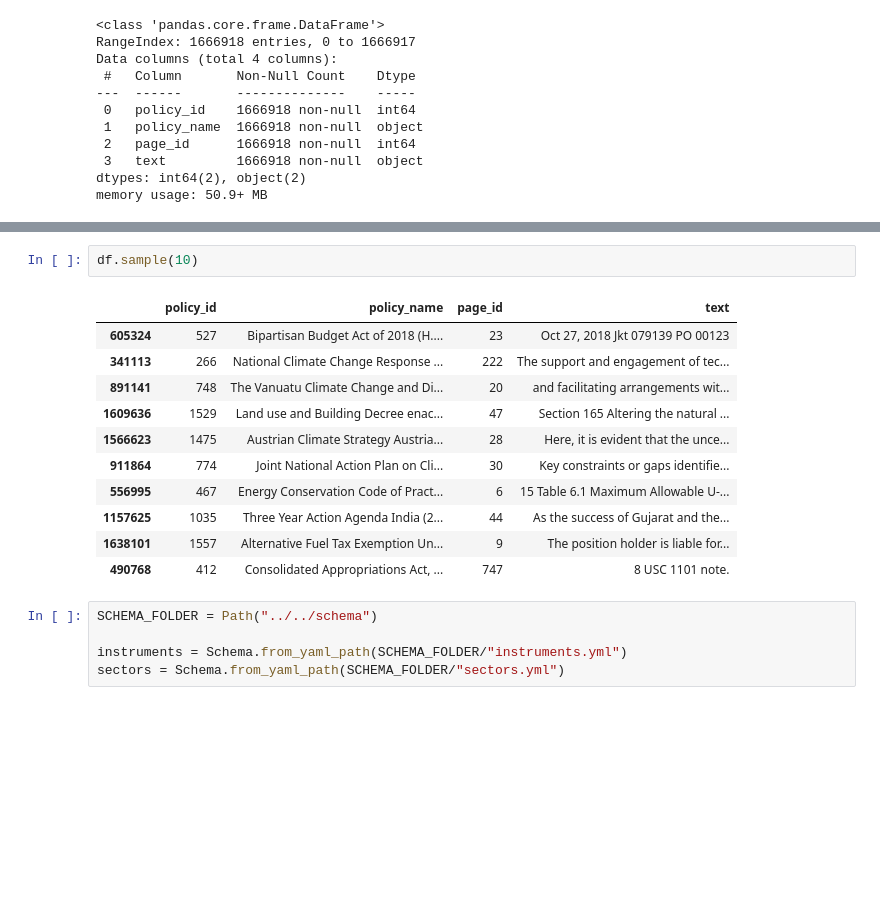
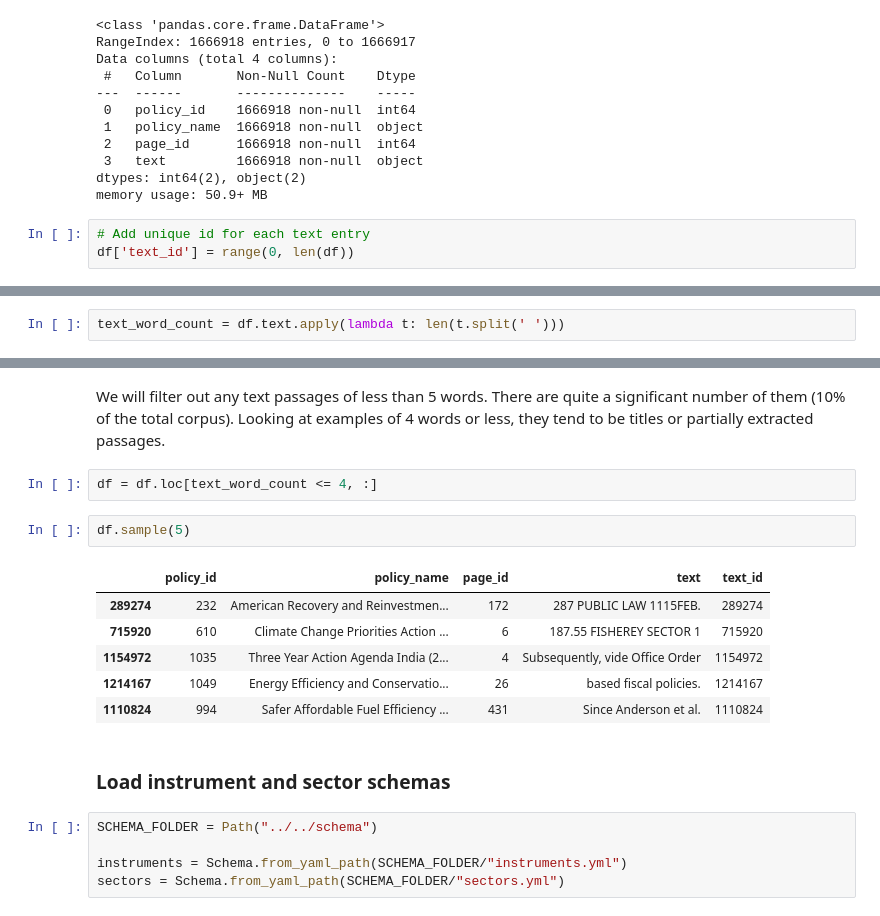
Before and after one commit to chrisaballard/policy-search, a Jupyter notebook: nbs/weak sentence classification/2021-10-04 cosine similarity between sentence vectors.ipynb, the cells around one changed output, grey strips where cells are left out. Cells and saved outputs as stored; diff of their text form; blank space fills up the shorter version.

```diff
--- a/nbs/weak sentence classification/2021-10-04 cosine similarity between sentence vectors.ipynb
+++ b/nbs/weak sentence classification/2021-10-04 cosine similarity between sentence vectors.ipynb
@@ -65,3 +66,6 @@ Data columns (total 4 columns):
  3   text         1666918 non-null  object
 dtypes: int64(2), object(2)
 memory usage: 50.9+ MB
+# %%
+# Add unique id for each text entry
+df['text_id'] = range(0, len(df))
@@ -67,0 +74,2 @@ memory usage: 50.9+ MB
+# %%
+text_word_count = df.text.apply(lambda t: len(t.split(' ')))
@@ -68,17 +125,18 @@ memory usage: 50.9+ MB
+# %% [markdown]
+We will filter out any text passages of less than 5 words. There are quite a significant number of them (10% of the total corpus). Looking at examples of 4 words or less, they tend to be titles or partially extracted passages.
+# %%
+df = df.loc[text_word_count <= 4, :]
 # %%
-df.sample(10)
+df.sample(5)
 # %% [output]
-|  | policy_id | policy_name | page_id | text |
-| 605324 | 527 | Bipartisan Budget Act of 2018 (H.... | 23 | Oct 27, 2018 Jkt 079139 PO 00123 |
-| 341113 | 266 | National Climate Change Response ... | 222 | The support and engagement of tec... |
-| 891141 | 748 | The Vanuatu Climate Change and Di... | 20 | and facilitating arrangements wit... |
-| 1609636 | 1529 | Land use and Building Decree enac... | 47 | Section 165 Altering the natural ... |
-| 1566623 | 1475 | Austrian Climate Strategy Austria... | 28 | Here, it is evident that the unce... |
-| 911864 | 774 | Joint National Action Plan on Cli... | 30 | Key constraints or gaps identifie... |
-| 556995 | 467 | Energy Conservation Code of Pract... | 6 | 15 Table 6.1 Maximum Allowable U-... |
-| 1157625 | 1035 | Three Year Action Agenda India (2... | 44 | As the success of Gujarat and the... |
-| 1638101 | 1557 | Alternative Fuel Tax Exemption Un... | 9 | The position holder is liable for... |
-| 490768 | 412 | Consolidated Appropriations Act, ... | 747 | 8 USC 1101 note. |
+|  | policy_id | policy_name | page_id | text | text_id |
+| 289274 | 232 | American Recovery and Reinvestmen... | 172 | 287 PUBLIC LAW 1115FEB. | 289274 |
+| 715920 | 610 | Climate Change Priorities Action ... | 6 | 187.55 FISHEREY SECTOR 1 | 715920 |
+| 1154972 | 1035 | Three Year Action Agenda India (2... | 4 | Subsequently, vide Office Order | 1154972 |
+| 1214167 | 1049 | Energy Efficiency and Conservatio... | 26 | based fiscal policies. | 1214167 |
+| 1110824 | 994 | Safer Affordable Fuel Efficiency ... | 431 | Since Anderson et al. | 1110824 |
+# %% [markdown]
+### Load instrument and sector schemas
 # %%
 SCHEMA_FOLDER = Path("../../schema")
 
```
Also changed, not shown: parts of 22 cells of this notebook.
